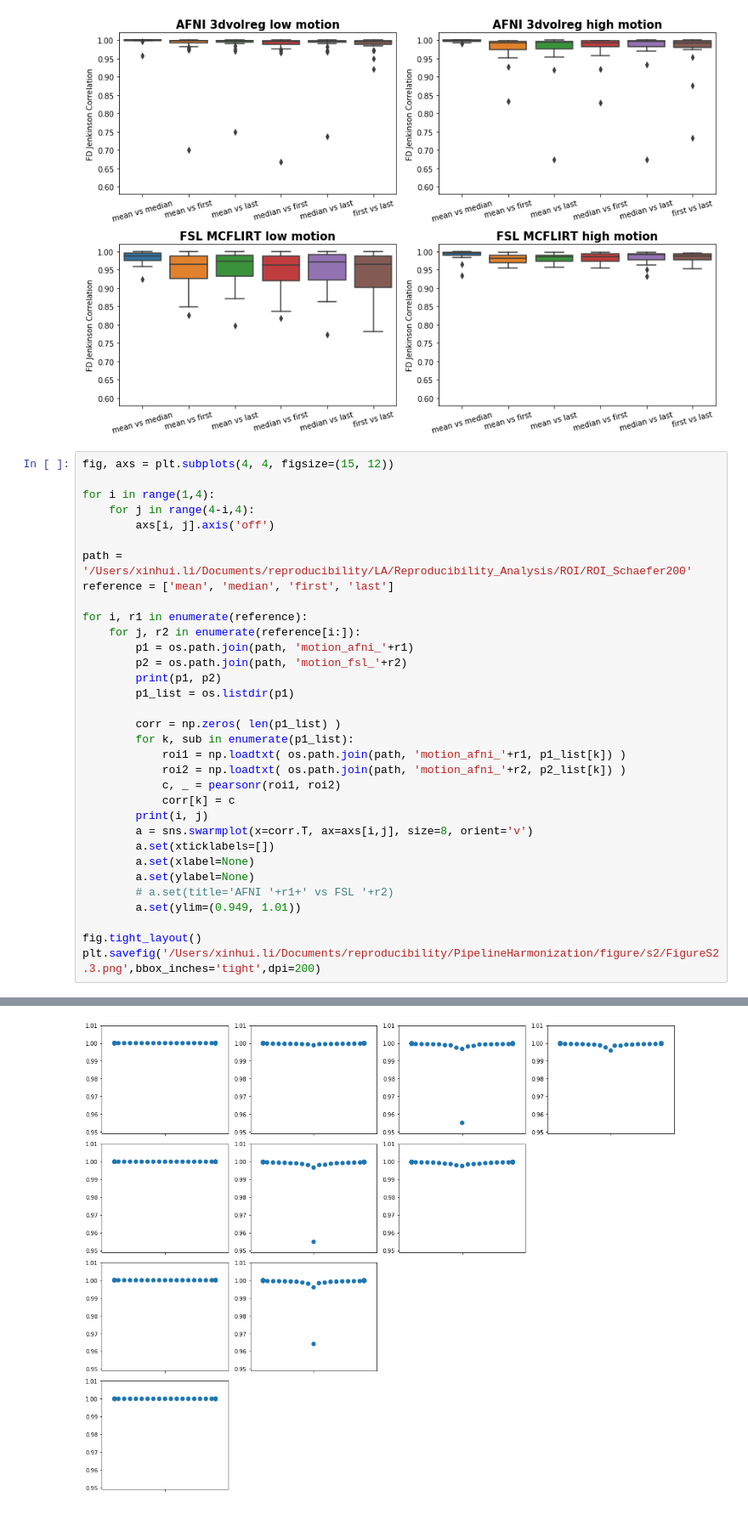
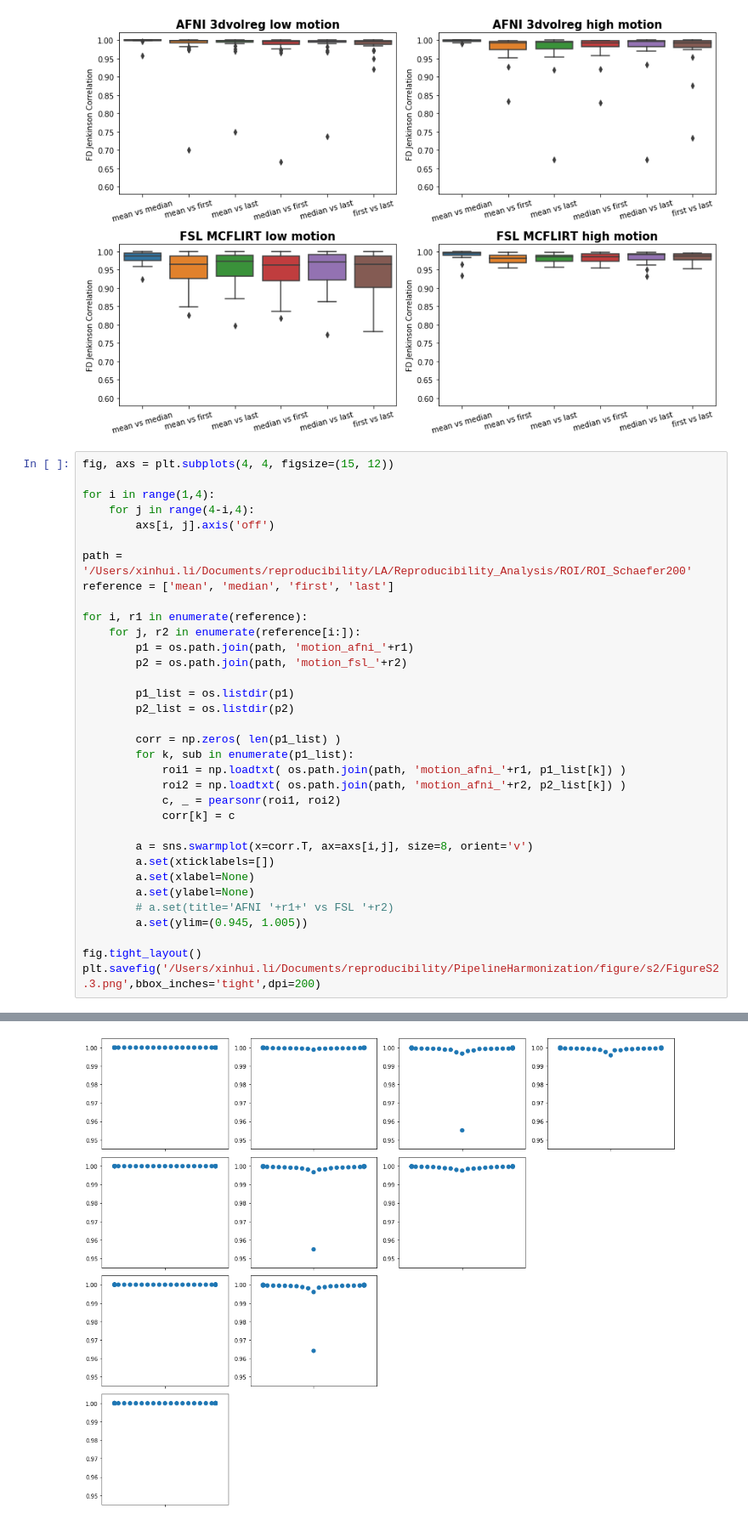
Before and after one commit to XinhuiLi/PipelineAgreement, a Jupyter notebook: figure/s2/plot_figs2.ipynb, the cells around one changed output, grey strips where cells are left out. Shown at 85% size. Saved outputs shown, nothing was run; the diff lists cells and outputs as text.

```diff
--- a/figure/s2/plot_figs2.ipynb
+++ b/figure/s2/plot_figs2.ipynb
@@ -114,8 +114,9 @@ for i, r1 in enumerate(reference):
     for j, r2 in enumerate(reference[i:]):
         p1 = os.path.join(path, 'motion_afni_'+r1)
         p2 = os.path.join(path, 'motion_fsl_'+r2)
-        print(p1, p2)
+
         p1_list = os.listdir(p1)
+        p2_list = os.listdir(p2)
 
         corr = np.zeros( len(p1_list) )
         for k, sub in enumerate(p1_list):
@@ -123,13 +124,13 @@ for i, r1 in enumerate(reference):
             roi2 = np.loadtxt( os.path.join(path, 'motion_afni_'+r2, p2_list[k]) )
             c, _ = pearsonr(roi1, roi2)
             corr[k] = c
-        print(i, j)
+
         a = sns.swarmplot(x=corr.T, ax=axs[i,j], size=8, orient='v')
         a.set(xticklabels=[])
         a.set(xlabel=None)
         a.set(ylabel=None)
         # a.set(title='AFNI '+r1+' vs FSL '+r2)
-        a.set(ylim=(0.949, 1.01))
+        a.set(ylim=(0.945, 1.005))
 
 fig.tight_layout()
 plt.savefig('/Users/xinhui.li/Documents/reproducibility/PipelineHarmonization/figure/s2/FigureS2.3.png',bbox_inches='tight',dpi=200)
@@ -157 +138 @@ plt.savefig('/Users/xinhui.li/Documents/reproducibility/PipelineHarmonization/fi
-[figure, old version]
+[figure, new version]
```
Also changed, not shown: parts of 1 cell of this notebook, 13 other files.
